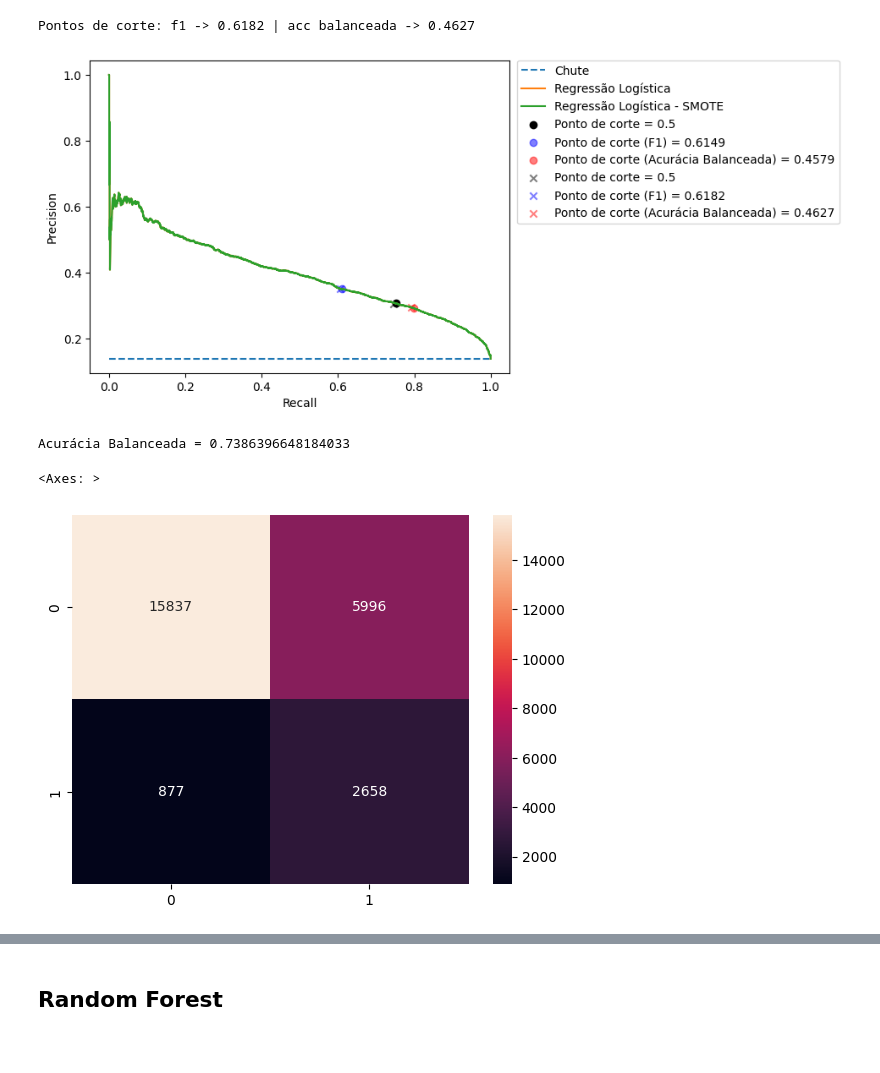
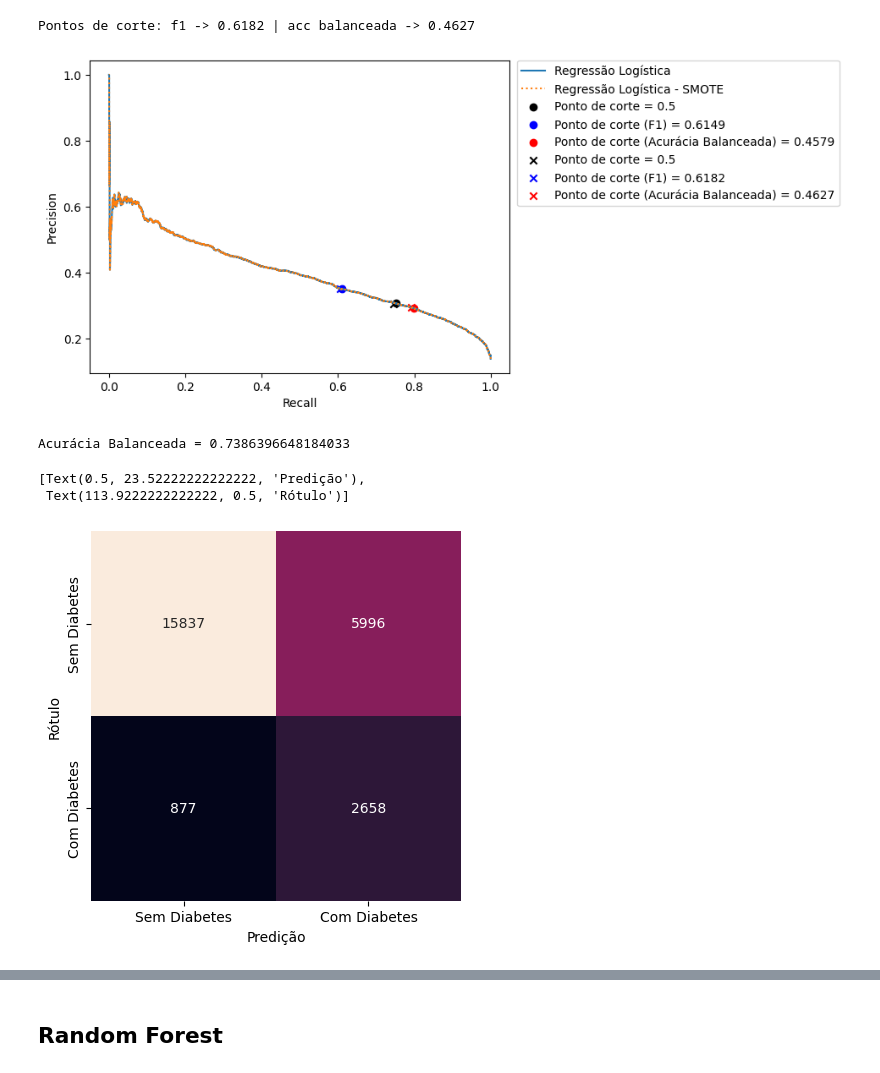
Before and after one commit to gondimjoaom/IA024, a Jupyter notebook: avc_dataset/Testes finais.ipynb, the cells around one changed output, grey strips where cells are left out. Cells and saved outputs as stored; diff of their text form; code cells hidden in the pictures.

```diff
--- a/avc_dataset/Testes finais.ipynb
+++ b/avc_dataset/Testes finais.ipynb
@@ -112,19 +112,19 @@ precision_smote, recall_smote, thresholds_smote = precision_recall_curve(y_test,
 # plot the roc curve for the model
 ix=-1
 no_skill = len(y_test[y_test==1]) / len(y_test)
-plt.plot([0,1], [no_skill,no_skill], linestyle='--', label='Chute')
-plt.plot(recall, precision, label='Regressão Logística')
-plt.plot(recall, precision, label='Regressão Logística - SMOTE')
+# # plt.plot([0,1], [no_skill,no_skill], linestyle='--', label='Chute')
+plt.plot(recall, precision, label='Regressão Logística',)
+plt.plot(recall, precision, label='Regressão Logística - SMOTE', linestyle="dotted",)
 plt.scatter(recall_padrao, precision_padrao, marker='o', color='black', label='Ponto de corte = 0.5')
-plt.scatter(recall_f1, precision_f1, marker='o', color='blue', alpha=0.5,
+plt.scatter(recall_f1, precision_f1, marker='o', color='blue',
             label=f'Ponto de corte (F1) = {cutoff_otimo_f1}')
-plt.scatter(recall_acc_balan, precision_acc_balan, marker='o', color='red',alpha=0.5,
+plt.scatter(recall_acc_balan, precision_acc_balan, marker='o', color='red',
             label=f'Ponto de corte (Acurácia Balanceada) = {cutoff_otimo_balanced_accuracy}')
-plt.scatter(recall_padrao_smote, precision_padrao_smote, marker='x', color='black',alpha=0.5,
+plt.scatter(recall_padrao_smote, precision_padrao_smote, marker='x', color='black',
             label='Ponto de corte = 0.5')
-plt.scatter(recall_f1_smote, precision_f1_smote, marker='x', color='blue',alpha=0.5,
+plt.scatter(recall_f1_smote, precision_f1_smote, marker='x', color='blue',
             label=f'Ponto de corte (F1) = {cutoff_otimo_f1_smote}')
-plt.scatter(recall_acc_balan_smote, precision_acc_balan_smote, marker='x', color='red',alpha=0.5,
+plt.scatter(recall_acc_balan_smote, precision_acc_balan_smote, marker='x', color='red',
             label=f'Ponto de corte (Acurácia Balanceada) = {cutoff_otimo_balanced_accuracy_smote}')
 # axis labels
 plt.xlabel('Recall')
@@ -133,13 +133,15 @@ plt.legend(bbox_to_anchor=(1.8, 1.02))
 # show the plot
 plt.show()
 # %% [output]
-[figure, old version]
+[figure, new version]
 # %%
 print(f"Acurácia Balanceada = {acuracia_balanceada}")
-sns.heatmap(matriz_confusao, annot=True, fmt="d")
+ax=sns.heatmap(matriz_confusao, annot=True, fmt="d", xticklabels=["Sem Diabetes", "Com Diabetes"], yticklabels=["Sem Diabetes", "Com Diabetes"], cbar=False, square=True)
+ax.set(xlabel='Predição', ylabel='Rótulo')
 # %% [output]
 Acurácia Balanceada = 0.7386396648184033
-<Axes: >
+[Text(0.5, 23.52222222222222, 'Predição'),
+ Text(113.9222222222222, 0.5, 'Rótulo')]
-[figure, old version]
+[figure, new version]
 # %%
 print(f"Acurácia Balanceada | Otimizado F1 = {acuracia_balanceada_f1}")
```
Also changed, not shown: parts of 28 cells of this notebook.
